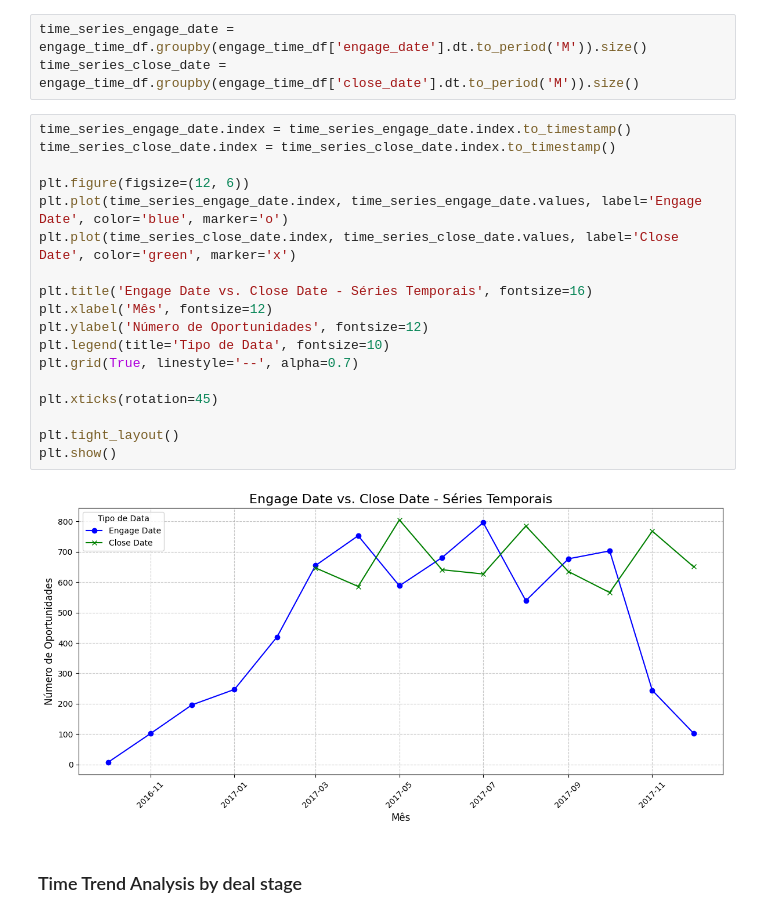
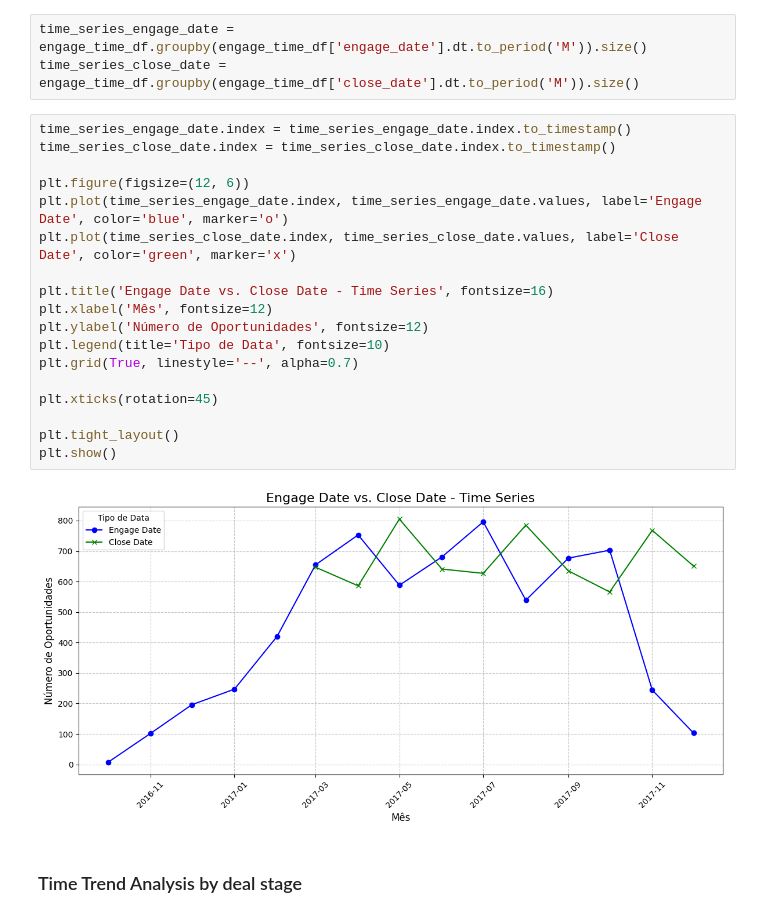
Before and after one commit to DiogoSoares3/CRM-AI-Analysis, a Jupyter notebook: notebooks/CRM_analysis.ipynb, the cells around one changed output. Cells and saved outputs as stored; diff of their text form.

```diff
--- a/notebooks/CRM_analysis.ipynb
+++ b/notebooks/CRM_analysis.ipynb
@@ -491,23 +521,23 @@ time_series_close_date = engage_time_df.groupby(engage_time_df['close_date'].dt.
 # %%
 time_series_engage_date.index = time_series_engage_date.index.to_timestamp()
 time_series_close_date.index = time_series_close_date.index.to_timestamp()
 
 plt.figure(figsize=(12, 6))
 plt.plot(time_series_engage_date.index, time_series_engage_date.values, label='Engage Date', color='blue', marker='o')
 plt.plot(time_series_close_date.index, time_series_close_date.values, label='Close Date', color='green', marker='x')
 
-plt.title('Engage Date vs. Close Date - Séries Temporais', fontsize=16)
+plt.title('Engage Date vs. Close Date - Time Series', fontsize=16)
 plt.xlabel('Mês', fontsize=12)
 plt.ylabel('Número de Oportunidades', fontsize=12)
 plt.legend(title='Tipo de Data', fontsize=10)
 plt.grid(True, linestyle='--', alpha=0.7)
 
 plt.xticks(rotation=45)
 
 plt.tight_layout()
 plt.show()
 # %% [output]
-[figure, old version]
+[figure, new version]
 # %% [markdown]
 ### Time Trend Analysis by deal stage
 # %%
```
Also changed, not shown: parts of 58 cells of this notebook, 4 other files.
